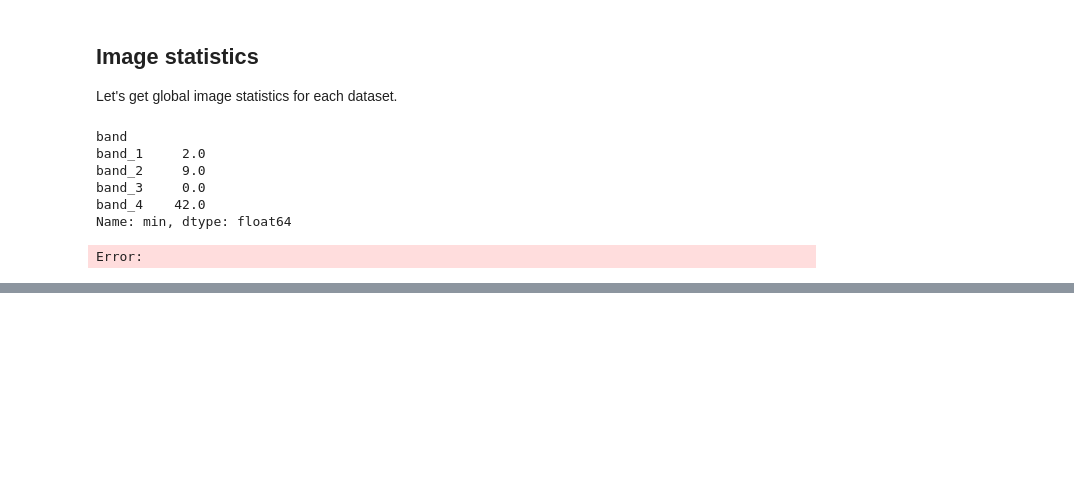
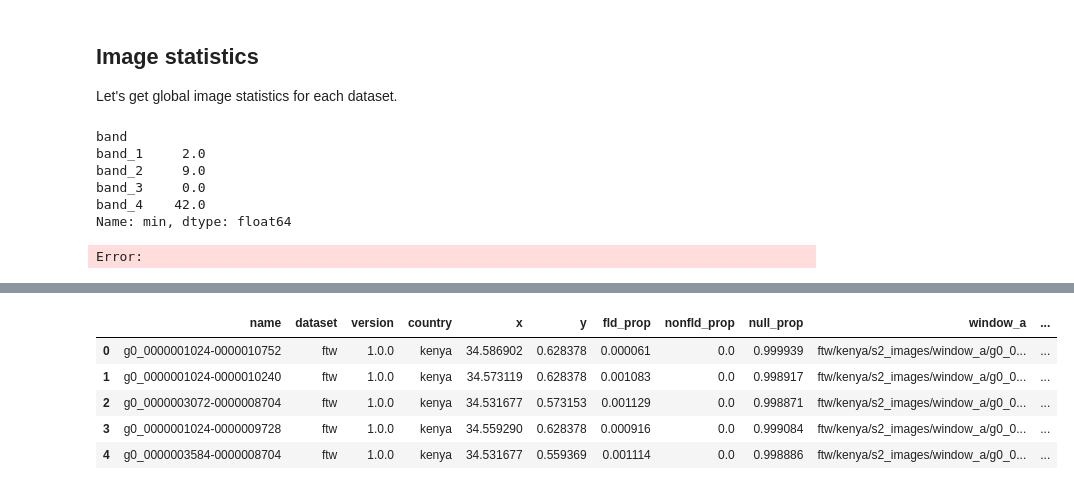
Before and after one commit to agroimpacts/ftw-mappingafrica-integration, a Jupyter notebook: notebooks/label-prep.ipynb, the cells around one changed output, grey strips where cells are left out. Saved outputs shown, nothing was run; the diff lists cells and outputs as text; code cells hidden in the pictures; blank space fills up the shorter version.

```diff
--- a/notebooks/label-prep.ipynb
+++ b/notebooks/label-prep.ipynb
@@ -928,0 +1111,10 @@ std_sample = math.sqrt(var_sample)
+# %%
+catalog_ftw = pd.read_csv("../data/ftw-catalog2.csv")
+catalog_ftw.head()
+# %% [output]
+|  | name | dataset | version | country | x | y | fld_prop | nonfld_prop | null_prop | window_a | ... |
+| 0 | g0_0000001024-0000010752 | ftw | 1.0.0 | kenya | 34.586902 | 0.628378 | 0.000061 | 0.0 | 0.999939 | ftw/kenya/s2_images/window_a/g0_0... | ... |
+| 1 | g0_0000001024-0000010240 | ftw | 1.0.0 | kenya | 34.573119 | 0.628378 | 0.001083 | 0.0 | 0.998917 | ftw/kenya/s2_images/window_a/g0_0... | ... |
+| 2 | g0_0000003072-0000008704 | ftw | 1.0.0 | kenya | 34.531677 | 0.573153 | 0.001129 | 0.0 | 0.998871 | ftw/kenya/s2_images/window_a/g0_0... | ... |
+| 3 | g0_0000001024-0000009728 | ftw | 1.0.0 | kenya | 34.559290 | 0.628378 | 0.000916 | 0.0 | 0.999084 | ftw/kenya/s2_images/window_a/g0_0... | ... |
+| 4 | g0_0000003584-0000008704 | ftw | 1.0.0 | kenya | 34.531677 | 0.559369 | 0.001114 | 0.0 | 0.998886 | ftw/kenya/s2_images/window_a/g0_0... | ... |
```
Also changed, not shown: parts of 12 cells of this notebook, 3 other files.
